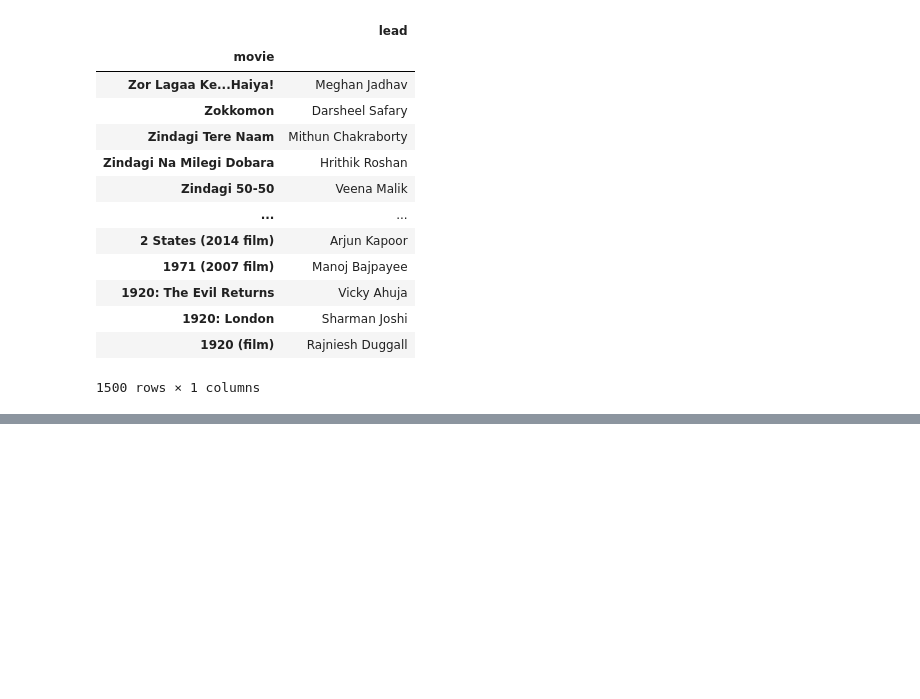
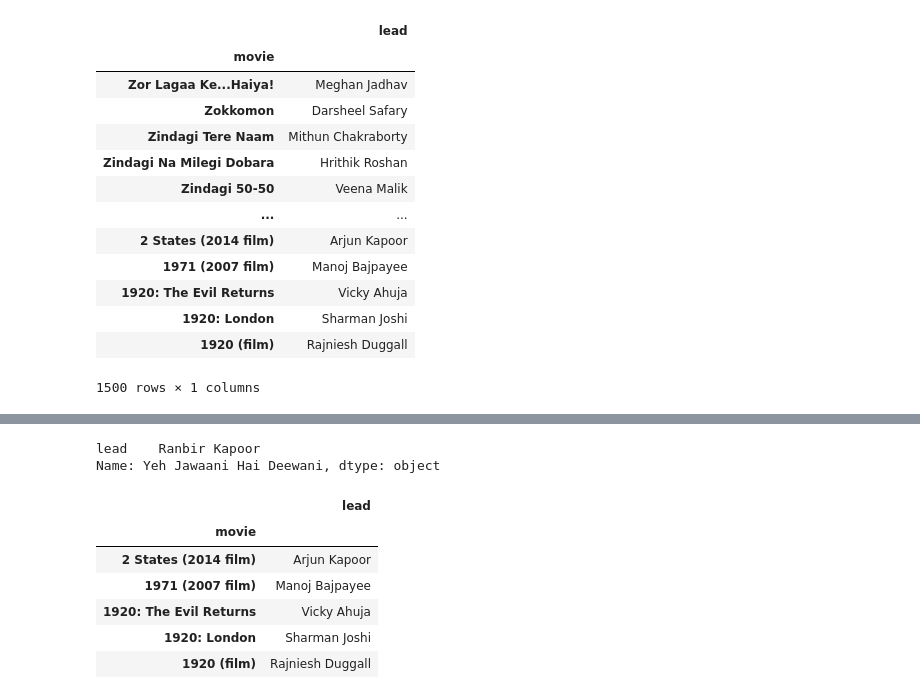
Before and after one commit to thekushak0003/My-DSMP-Journey, a Jupyter notebook: sessions files/session16.ipynb, the cells around one changed output, grey strips where cells are left out. Saved outputs shown, nothing was run; the diff lists cells and outputs as text; code cells hidden in the pictures; blank space fills up the shorter version.

```diff
--- a/sessions files/session16.ipynb
+++ b/sessions files/session16.ipynb
@@ -85,0 +125,15 @@ movies
+# %%
+movies.loc['Yeh Jawaani Hai Deewani']
+# %% [output]
+lead    Ranbir Kapoor
+Name: Yeh Jawaani Hai Deewani, dtype: object
+# %%
+movies[-5:]
+# %% [output]
+|  | lead |
+| movie |  |
+| 2 States (2014 film) | Arjun Kapoor |
+| 1971 (2007 film) | Manoj Bajpayee |
+| 1920: The Evil Returns | Vicky Ahuja |
+| 1920: London | Sharman Joshi |
+| 1920 (film) | Rajniesh Duggall |
```
Also changed, not shown: parts of 5 cells of this notebook.
